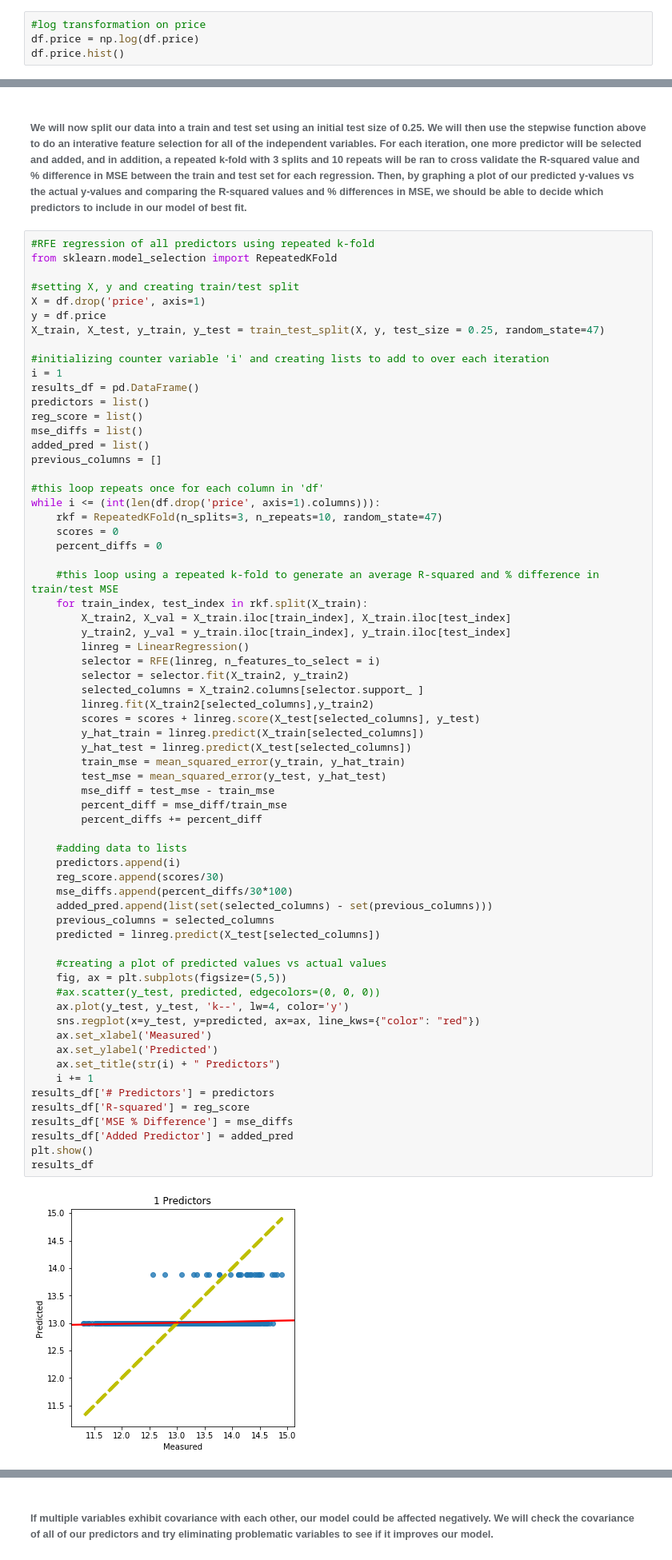
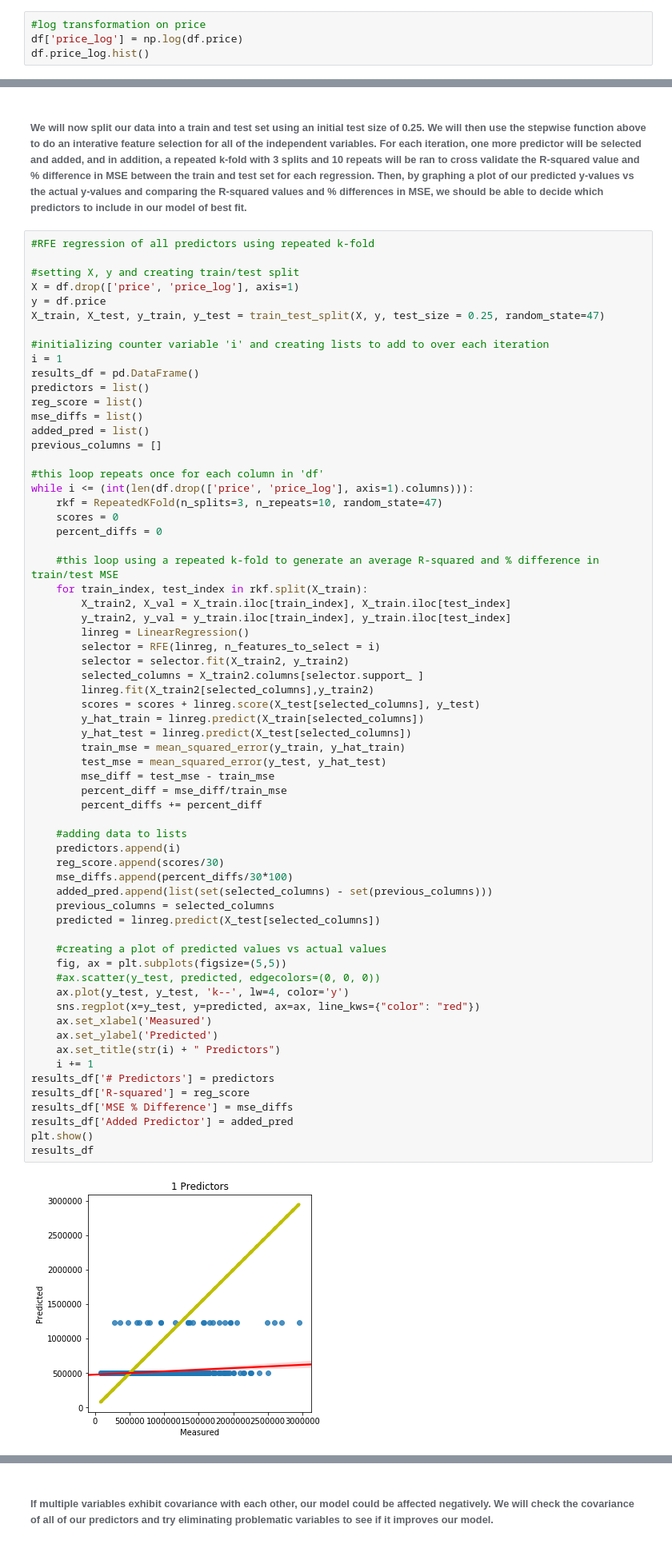
Before and after one commit to KanwalArora029/King-County-Sales-Analysis, a Jupyter notebook: student2.ipynb, the cells around one changed output, grey strips where cells are left out. Shown at 80% size. Saved outputs shown, nothing was run; the diff lists cells and outputs as text.

```diff
--- a/student2.ipynb
+++ b/student2.ipynb
@@ -373,8 +373,8 @@ df.price.hist()
 [figure]
 # %%
 #log transformation on price
-df.price = np.log(df.price)
-df.price.hist()
+df['price_log'] = np.log(df.price)
+df.price_log.hist()
 # %% [output]
 <matplotlib.axes._subplots.AxesSubplot at 0x...>
 [figure]
@@ -465,10 +465,9 @@ def stepwise_selection(X, y,
 Then, by graphing a plot of our predicted y-values vs the actual y-values and comparing the R-squared values and % differences in MSE, we should be able to decide which predictors to include in our model of best fit.
 # %%
 #RFE regression of all predictors using repeated k-fold
-from sklearn.model_selection import RepeatedKFold
 
 #setting X, y and creating train/test split
-X = df.drop('price', axis=1)
+X = df.drop(['price', 'price_log'], axis=1)
 y = df.price
 X_train, X_test, y_train, y_test = train_test_split(X, y, test_size = 0.25, random_state=47)
 
@@ -482,7 +481,7 @@ added_pred = list()
 previous_columns = []
 
 #this loop repeats once for each column in 'df'
-while i <= (int(len(df.drop('price', axis=1).columns))):
+while i <= (int(len(df.drop(['price', 'price_log'], axis=1).columns))):
     rkf = RepeatedKFold(n_splits=3, n_repeats=10, random_state=47)
     scores = 0
     percent_diffs = 0
@@ -502,31 +501,31 @@ while i <= (int(len(df.drop('price', axis=1).columns))):
         train_mse = mean_squared_error(y_train, y_hat_train)
         test_mse = mean_squared_error(y_test, y_hat_test)
         mse_diff = test_mse - train_mse
         percent_diff = mse_diff/train_mse
         percent_diffs += percent_diff
 
     #adding data to lists
     predictors.append(i)
     reg_score.append(scores/30)
     mse_diffs.append(percent_diffs/30*100)
     added_pred.append(list(set(selected_columns) - set(previous_columns)))
     previous_columns = selected_columns
     predicted = linreg.predict(X_test[selected_columns])
 
     #creating a plot of predicted values vs actual values
     fig, ax = plt.subplots(figsize=(5,5))
     #ax.scatter(y_test, predicted, edgecolors=(0, 0, 0))
     ax.plot(y_test, y_test, 'k--', lw=4, color='y')
     sns.regplot(x=y_test, y=predicted, ax=ax, line_kws={"color": "red"})
     ax.set_xlabel('Measured')
     ax.set_ylabel('Predicted')
     ax.set_title(str(i) + " Predictors")
     i += 1
 results_df['# Predictors'] = predictors
 results_df['R-squared'] = reg_score
 results_df['MSE % Difference'] = mse_diffs
 results_df['Added Predictor'] = added_pred
 plt.show()
 results_df
 # %% [output]
-[figure, old version]
+[figure, new version]
```
Also changed, not shown: parts of 52 cells of this notebook.
